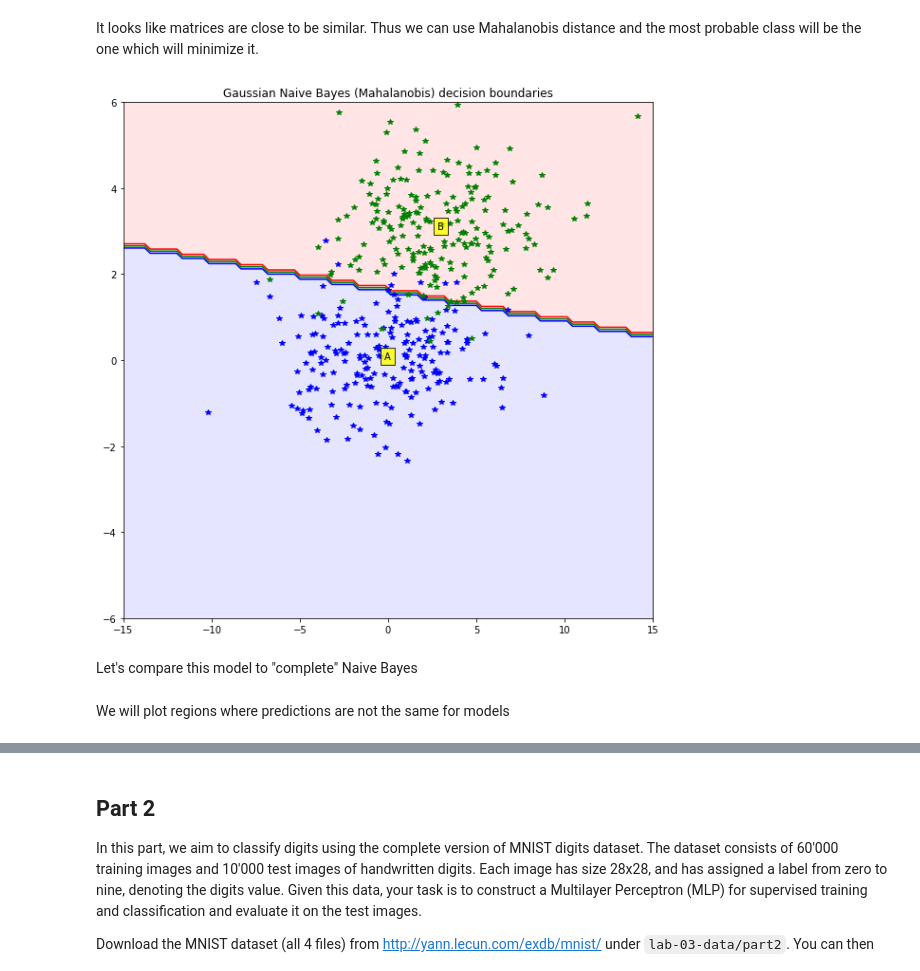
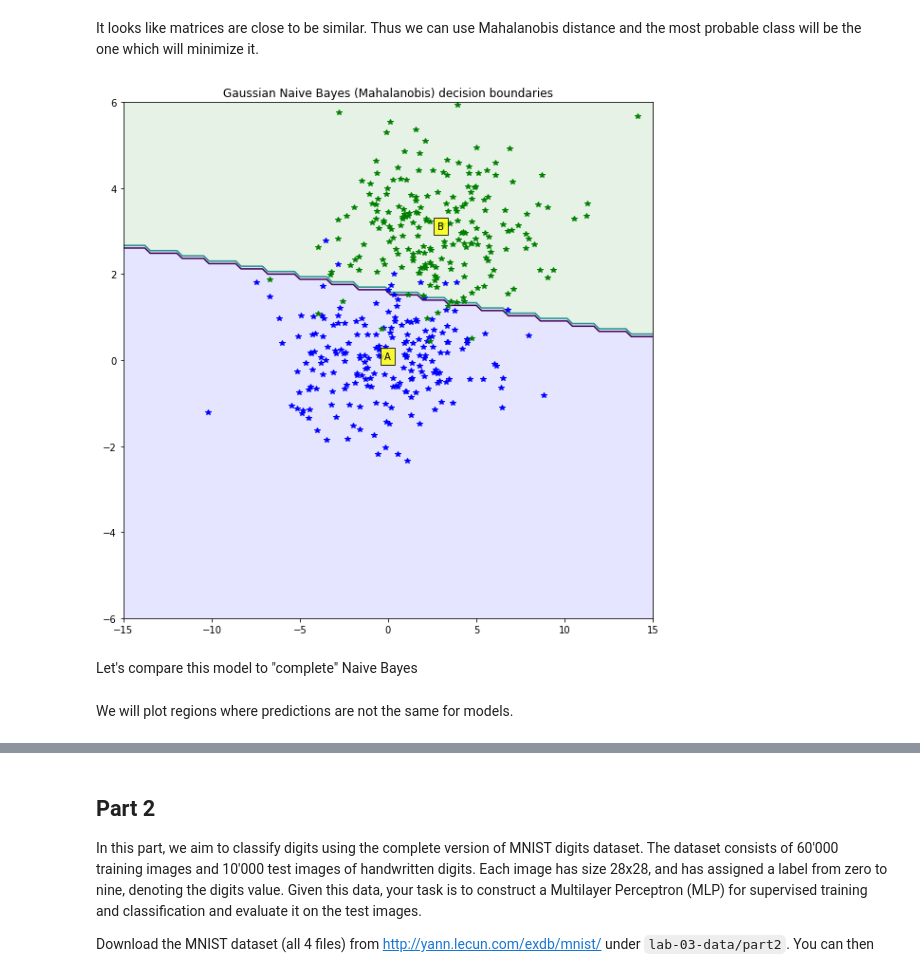
Before and after one commit to oganesManasian/Image-analysis-and-pattern-recognition, a Jupyter notebook: labs/lab_03_classification.ipynb, the cells around one changed output, grey strips where cells are left out. Cells and saved outputs as stored; diff of their text form; code cells hidden in the pictures.

```diff
--- a/labs/lab_03_classification.ipynb
+++ b/labs/lab_03_classification.ipynb
@@ -137,0 +141,7 @@ plt.show()
+# %%
+data = np.vstack((a, b, c))
+labels = np.array([0] * len(a) + [1] * len(b) + [2] * len(c))
+
+predicted =  np.array([predict_gaussian(el, class_mean, class_cov, [0, 1, 2]) for el in data])
+accuracy = (predicted == labels).sum() / len(data)
+print(f"Obtained model accuracy on train data is {accuracy * 100}%")
@@ -145,9 +157,6 @@ Now just for curiosity reasons let's see how our model differ for sklearn' one.
 from sklearn.naive_bayes import GaussianNB
 # %% [markdown]
 We will use [Gaussian Naive Bayes](https://scikit-learn.org/stable/modules/generated/sklearn.naive_bayes.GaussianNB.html) which will estimate parameters of distributions and on that basis creat model for future predictions.
-# %%
-data = np.vstack((a, b, c))
-labels = [0] * len(a) + [1] * len(b) + [2] * len(c)
 # %%
 model_gaussian = GaussianNB(priors = None)
 model_gaussian.fit(data, labels)
@@ -220,34 +239,34 @@ def predict_mahalanobis(x, class_mean, cov, labels):
     discriminant_values = [discriminant_func(x, mean, cov) for mean in class_mean]
     return labels[np.argmax(discriminant_values)]
 # %%
-class_mean = class_mean[:2] # Take only values for class A and B
-class_cov = class_cov[:2] # Take only values for class A and B
+class_mean_2classes = class_mean[:2] # Take only values for class A and B
+class_cov_2classes = class_cov[:2] # Take only values for class A and B
 cov = class_cov[0] # Assume that covariance matrices are the same
 # %%
 N = 100
 X = np.linspace(-15, 15, N)
 Y = np.linspace(-6, 6, N)
 X, Y = np.meshgrid(X, Y)
 
 fig = plt.figure(figsize = (10,10))
 ax = fig.gca()
 
-predictions_mahalanobis = np.array([predict_mahalanobis(x, class_mean, cov, [0, 1])
+predictions_mahalanobis = np.array([predict_mahalanobis(x, class_mean_2classes, cov, [0, 1])
                                     for x in zip(np.ravel(X), np.ravel(Y))]).reshape(X.shape)
 
 #Plot the filled and boundary contours
-ax.contourf(X, Y, predictions_mahalanobis, 2, alpha = .1, colors=colors)
-ax.contour(X, Y, predictions_mahalanobis, 2, alpha = 1, colors=colors)
+ax.contourf(X, Y, predictions_mahalanobis, 1, alpha = .1, colors=colors)
+ax.contour(X, Y, predictions_mahalanobis, 1, alpha = 1)
 
 # Add axis and title
 ax.set_title('Gaussian Naive Bayes (Mahalanobis) decision boundaries')
 for title, class_points, color in zip(titles, [a_xy, b_xy], colors):
     ax.plot(class_points[0], class_points[1], "*", color=color)
     ax.text(x=np.mean(class_points[0]), y = np.mean(class_points[1]), s=title, bbox=dict(facecolor='yellow', alpha=0.8))
 
 plt.show()
 # %% [output]
-[figure, old version]
+[figure, new version]
 # %% [markdown]
 Let's compare this model to "complete" Naive Bayes
 # %%
@@ -257,6 +276,6 @@ predictions_gaussian = np.array([predict_gaussian(x, class_mean, class_cov, [0,
                                     for x in zip(np.ravel(X), np.ravel(Y))]).reshape(X.shape)
 # %% [markdown]
-We will plot regions where predictions are not the same for models
+We will plot regions where predictions are not the same for models.
 # %%
 N = 100
 X = np.linspace(-15, 15, N)
```
Also changed, not shown: parts of 36 cells of this notebook.
